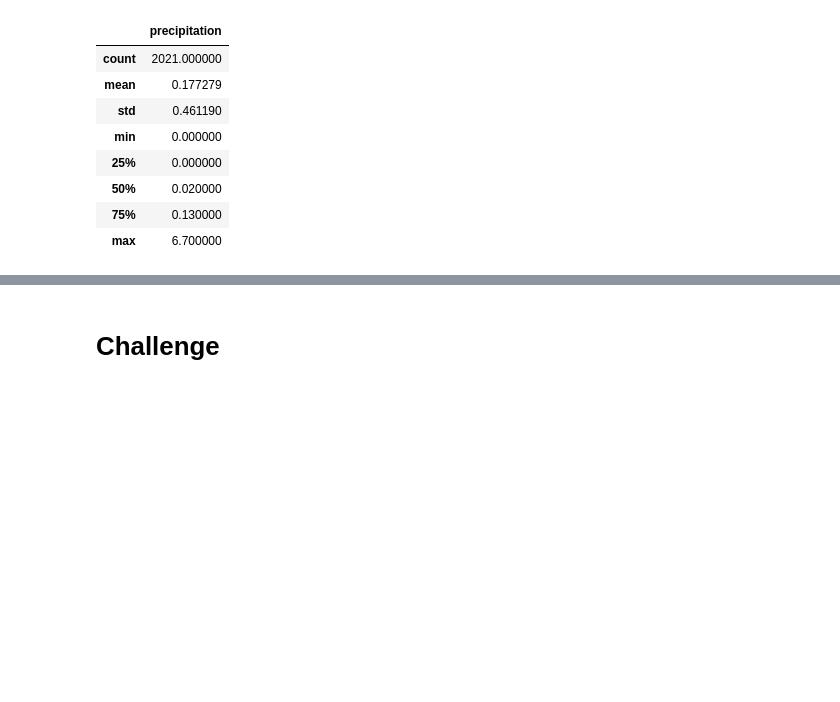
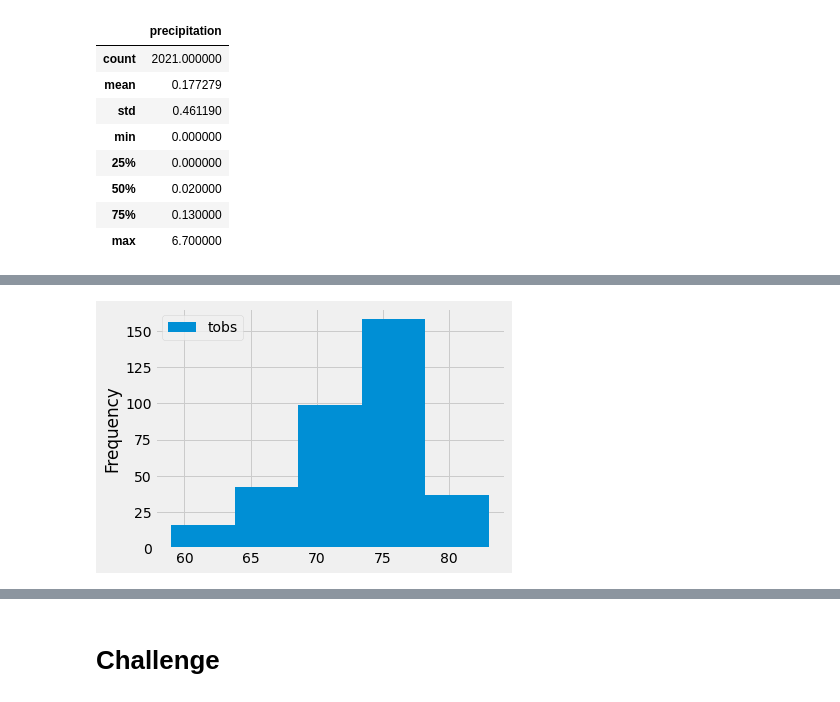
Before and after one commit to cedoula/surfs_up, a Jupyter notebook: climate_analysis.ipynb, the cells around one changed output, grey strips where cells are left out. Saved outputs shown, nothing was run; the diff lists cells and outputs as text; code cells hidden in the pictures; blank space fills up the shorter version.

```diff
--- a/climate_analysis.ipynb
+++ b/climate_analysis.ipynb
@@ -123,0 +177,6 @@ df.describe()
+# %%
+# Adjusting bins=5
+df.plot.hist(bins=5)
+plt.tight_layout()
+# %% [output]
+[figure, added]
```
Also changed, not shown: parts of 7 cells of this notebook.
